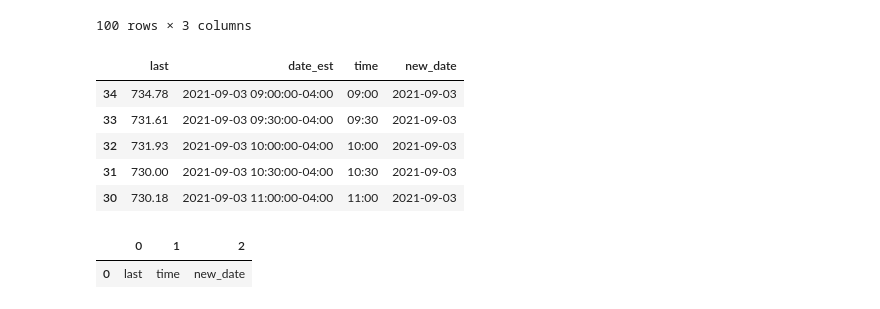
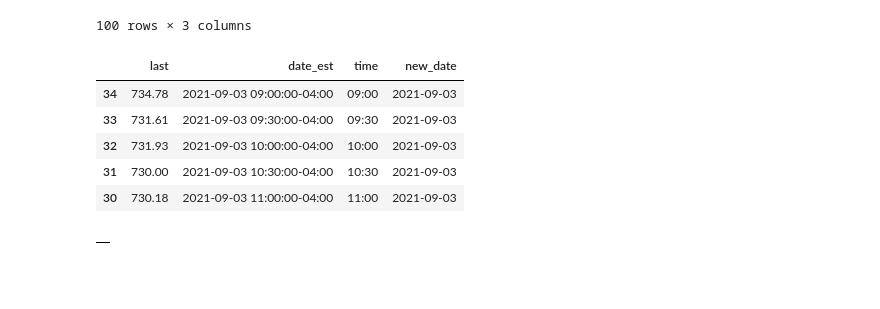
Before and after one commit to ZipcodeWizards/TwitterStockAnalysis, a Jupyter notebook: Jupyter Code References/TSLA Stock Price Cleaning.ipynb, the cells around one changed output. Saved outputs shown, nothing was run; the diff lists cells and outputs as text; code cells hidden in the pictures; blank space fills up the shorter version.

```diff
--- a/Jupyter Code References/TSLA Stock Price Cleaning.ipynb
+++ b/Jupyter Code References/TSLA Stock Price Cleaning.ipynb
@@ -152,11 +152,10 @@ df_4.head()
 | 31 | 730.00 | 2021-09-03 10:30:00-04:00 | 10:30 | 2021-09-03 |
 | 30 | 730.18 | 2021-09-03 11:00:00-04:00 | 11:00 | 2021-09-03 |
 # %%
-df_5 = pd.DataFrame([['last', 'time', 'new_date']])
+df_5 = pd.DataFrame()
 df_5
 # %% [output]
-|  | 0 | 1 | 2 |
-| 0 | last | time | new_date |
+|  |
 # %%
 for index, row in df_4.iterrows():
     #print(row.to_frame())
```
Also changed, not shown: parts of 1 cell of this notebook, 1 other file.
